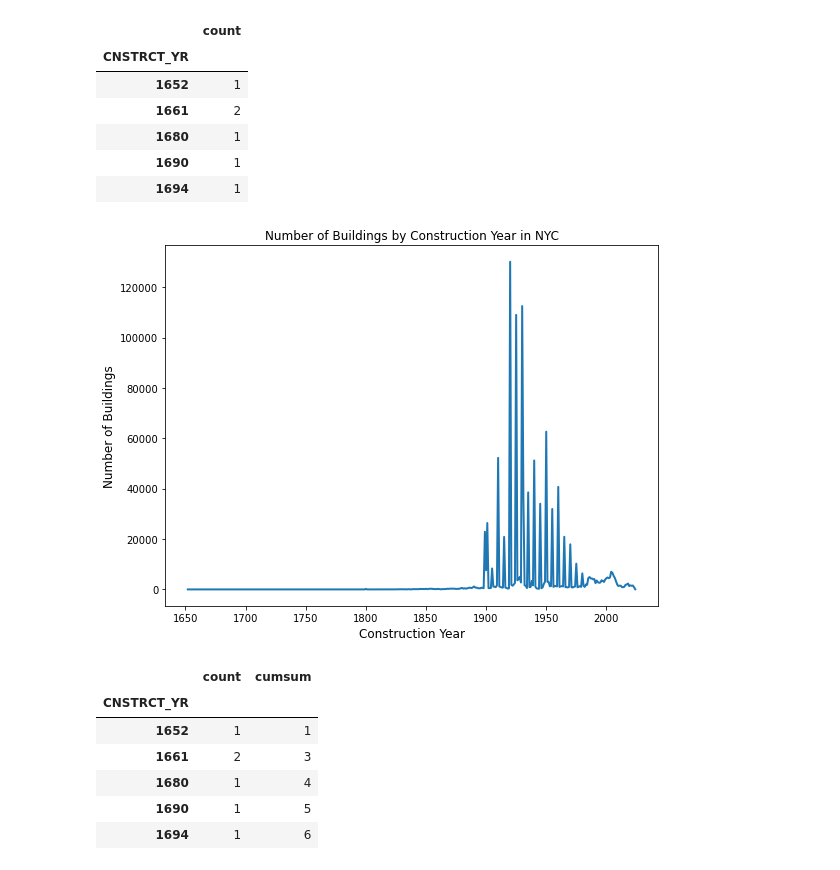
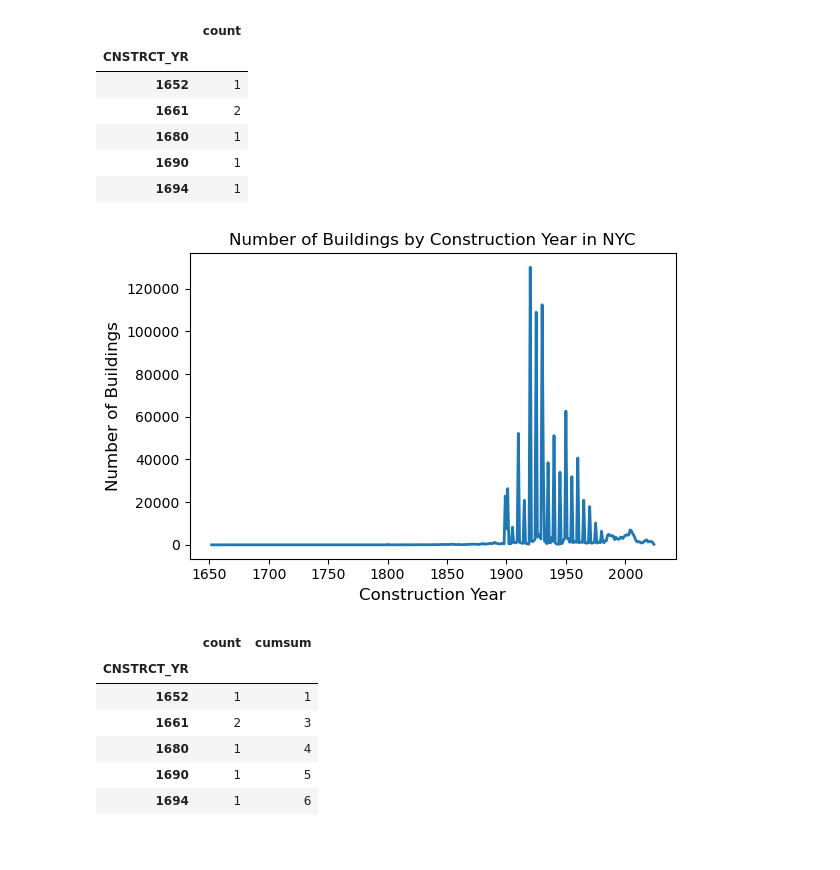
Before and after one commit to mebauer/data-analysis-using-python, a Jupyter notebook: 2-data-inspection-cleaning-wrangling.ipynb, the cells around one changed output. Cells and saved outputs as stored; diff of their text form; code cells hidden in the pictures.

```diff
--- a/2-data-inspection-cleaning-wrangling.ipynb
+++ b/2-data-inspection-cleaning-wrangling.ipynb
@@ -977,16 +965,15 @@ number of nulls for CNSTRCT_YR: 0
 # returning number of buildings by year
 year_df = (
     building_df
-     .groupby('CNSTRCT_YR')[['DOITT_ID']]
-     .count()
-     .reset_index()
-     .rename({'DOITT_ID': 'count'}, axis=1)
-     .set_index('CNSTRCT_YR', drop=True)
+    .dropna(subset=['CNSTRCT_YR'])
+    .astype({'CNSTRCT_YR':int})
+    .groupby('CNSTRCT_YR')[['DOITT_ID']]
+    .count()
+    .reset_index()
+    .rename({'DOITT_ID': 'count'}, axis=1)
+    .set_index('CNSTRCT_YR', drop=True)
 )
 
-# set index to int
-year_df.index = year_df.index.astype(int)
-
 year_df.head()
 # %% [output]
 |  | count |
@@ -997,18 +984,18 @@ year_df.head()
 | 1690 | 1 |
 | 1694 | 1 |
 # %%
-fig, ax = plt.subplots(figsize=(8, 6))
+fig, ax = plt.subplots(figsize=(6, 4))
 
 # plotting line chart of number of buildings by 'CNSTRCT_YR'
 ax.plot(year_df['count'], linewidth=2)
 
 plt.xlabel('Construction Year', fontsize=12)
 plt.ylabel('Number of Buildings', fontsize=12)
 plt.title('Number of Buildings by Construction Year in NYC', fontsize=12)
 
 plt.tight_layout()
 # %% [output]
-[figure, old version]
+[figure, new version]
 # %%
 # calculating the cumulative sum of buildings by 'CNSTRCT_YR'
 year_df['cumsum'] = year_df['count'].cumsum()
```
Also changed, not shown: parts of 56 cells of this notebook.
